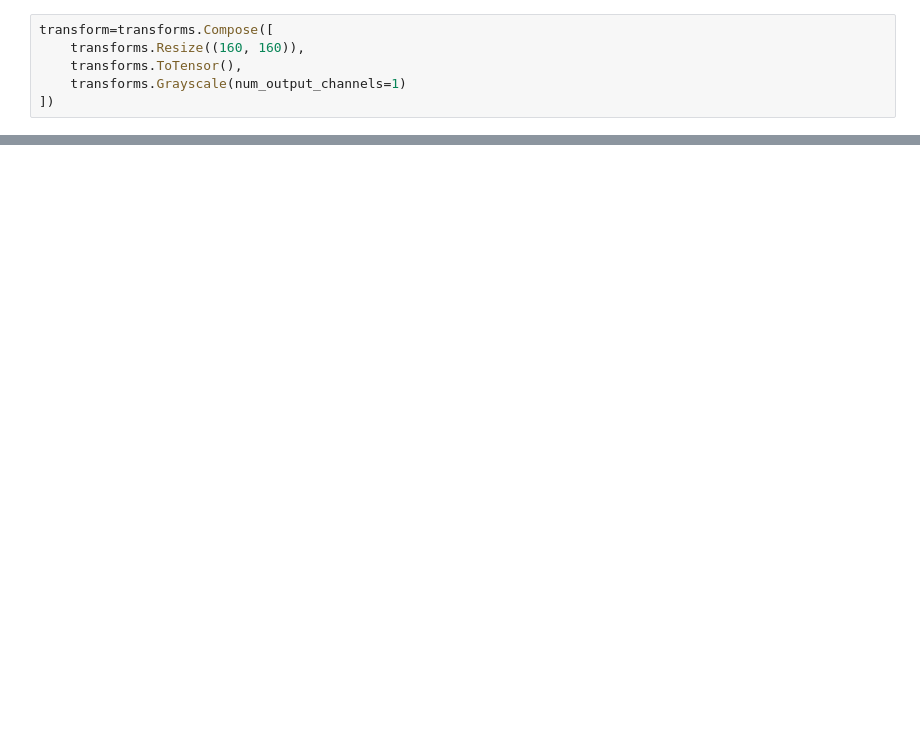
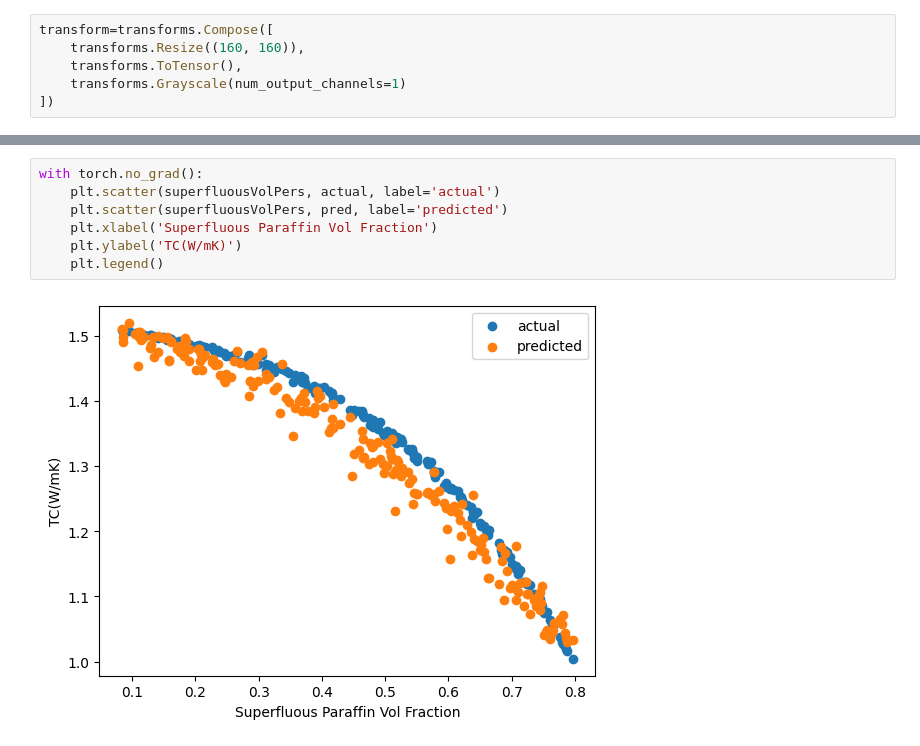
Before and after one commit to AadiDev005/Paraffin-EG-Model, a Jupyter notebook: CNN.ipynb, the cells around one changed output, grey strips where cells are left out. Drawn from its saved outputs; the diff is of its cells as text; blank space fills up the shorter version.

```diff
--- a/CNN.ipynb
+++ b/CNN.ipynb
@@ -81,0 +207,9 @@ tensor([[-0.0770]], grad_fn=<AddmmBackward0>)
+# %%
+with torch.no_grad():
+    plt.scatter(superfluousVolPers, actual, label='actual')
+    plt.scatter(superfluousVolPers, pred, label='predicted')
+    plt.xlabel('Superfluous Paraffin Vol Fraction')
+    plt.ylabel('TC(W/mK)')
+    plt.legend()
+# %% [output]
+[figure, added]
```
Also changed, not shown: parts of 18 cells of this notebook, 1 other file.
